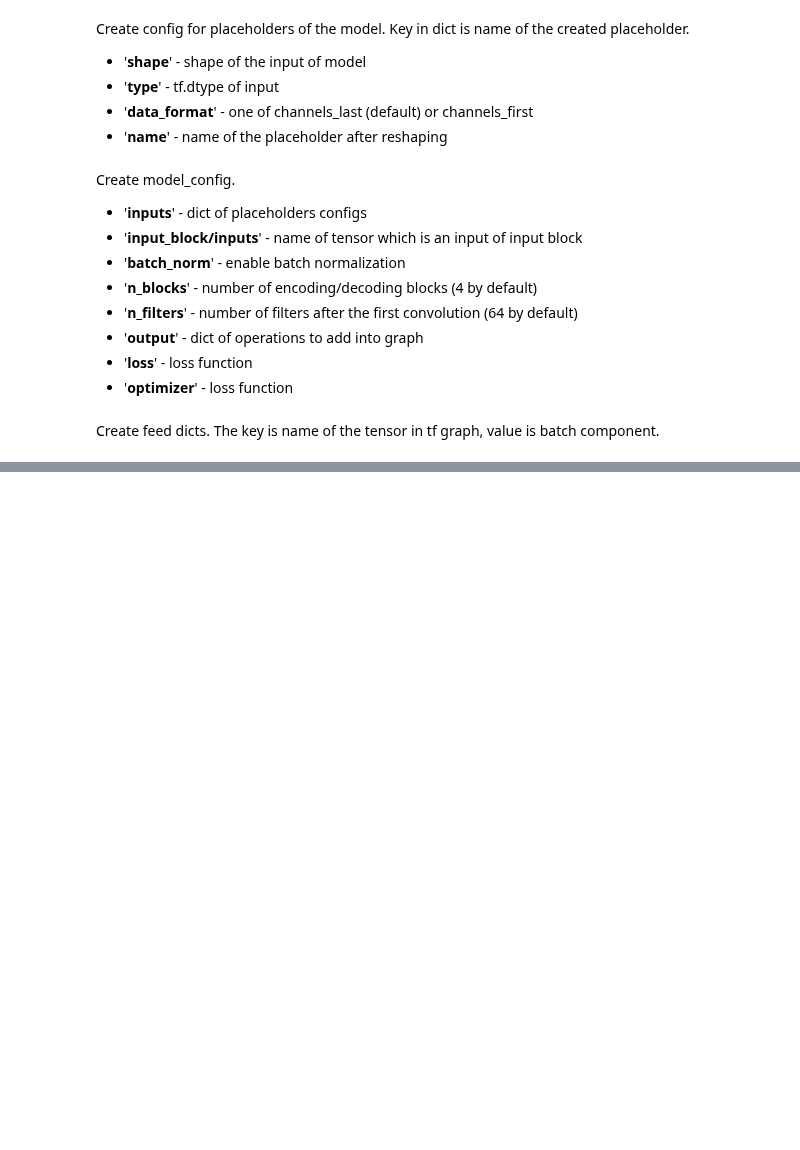
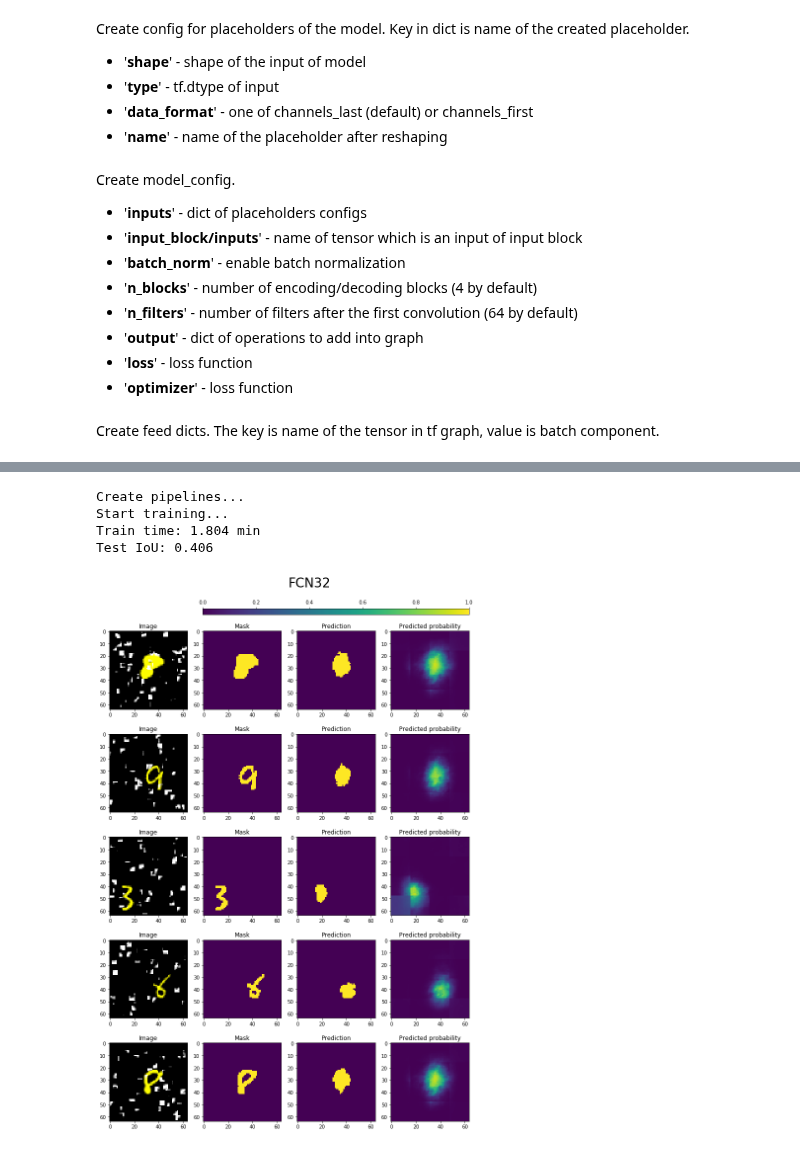
Before and after one commit to analysiscenter/az_training, a Jupyter notebook: alexey_kozhevin/task_02/segmentation_example.ipynb, the cells around one changed output, grey strips where cells are left out. Cells and saved outputs as stored; diff of their text form; code cells hidden in the pictures; blank space fills up the shorter version.

```diff
--- a/alexey_kozhevin/task_02/segmentation_example.ipynb
+++ b/alexey_kozhevin/task_02/segmentation_example.ipynb
@@ -141 +157,9 @@ def demonstrate_model(model):
+# %%
+demonstrate_model(FCN32, DATA_FORMAT)
+# %% [output]
+Create pipelines...
+Start training...
+Train time: 1.804 min
+Test IoU: 0.406
+[figure, added]
 # %%
```
Also changed, not shown: parts of 11 cells of this notebook, 1 other file.
